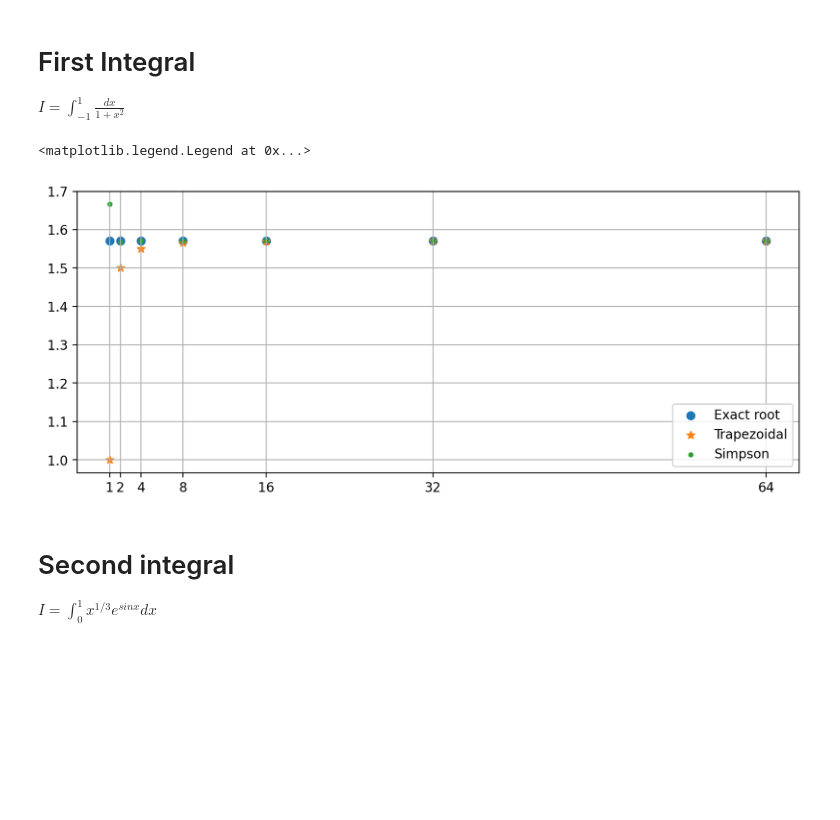
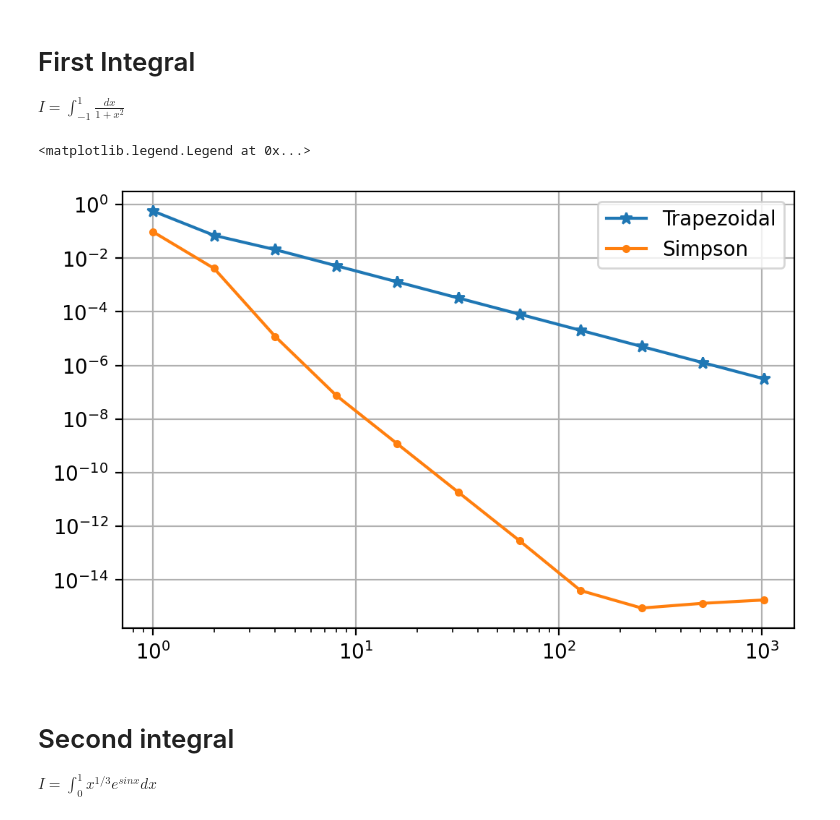
Before and after one commit to dckokis/OVF, a Jupyter notebook: task3/task3.ipynb, the cells around one changed output. Cells and saved outputs as stored; diff of their text form; code cells hidden in the pictures; blank space fills up the shorter version.

```diff
--- a/task3/task3.ipynb
+++ b/task3/task3.ipynb
@@ -28,24 +28,28 @@ simpson_method = lambda f, a, b: (f(a) + 4 * f((a + b) / 2) + f(b)) * (b - a) /
 # First Integral
 $I = \int_{-1}^{1} \frac{dx}{1+x^2}$
 # %%
-N = np.array([2 ** i for i in range(7)])
-exact_root = [1.5708] * N.size
+import math
+
+N = np.array([2 ** i for i in range(11)])
+exact_root = [math.pi / 2] * N.size
 f1 = lambda x: 1 / (1 + x ** 2)
 history = {trapezoidal_method: [], simpson_method: []}
 for n in N:
 	trapezoidal_root = integrate(f1, -1, 1, trapezoidal_method, n)
 	simpson_root = integrate(f1, -1, 1, simpson_method, n)
 	history[trapezoidal_method].append(trapezoidal_root)
 	history[simpson_method].append(simpson_root)
-plt.scatter(N, exact_root, label='Exact root')
-plt.scatter(N, history[trapezoidal_method], label='Trapezoidal', marker='*')
-plt.scatter(N, history[simpson_method], label='Simpson', marker='.')
+# plt.plot(N, exact_root, label='Exact root')
+plt.plot(N, np.abs(np.array(exact_root) - np.array(history[trapezoidal_method])), label='Trapezoidal', marker='*')
+plt.plot(N, np.abs(np.array(exact_root) - np.array(history[simpson_method])), label='Simpson', marker='.')
 plt.xticks(N)
+plt.yscale('log')
+plt.xscale('log')
 plt.grid()
 plt.legend()
 # %% [output]
 <matplotlib.legend.Legend at 0x...>
-[figure, old version]
+[figure, new version]
 # %% [markdown]
 # Second integral
 $I = \int_{0}^{1}x^{1/3}e^{sinx}dx$
```
Also changed, not shown: parts of 1 cell of this notebook, 1 other file.
